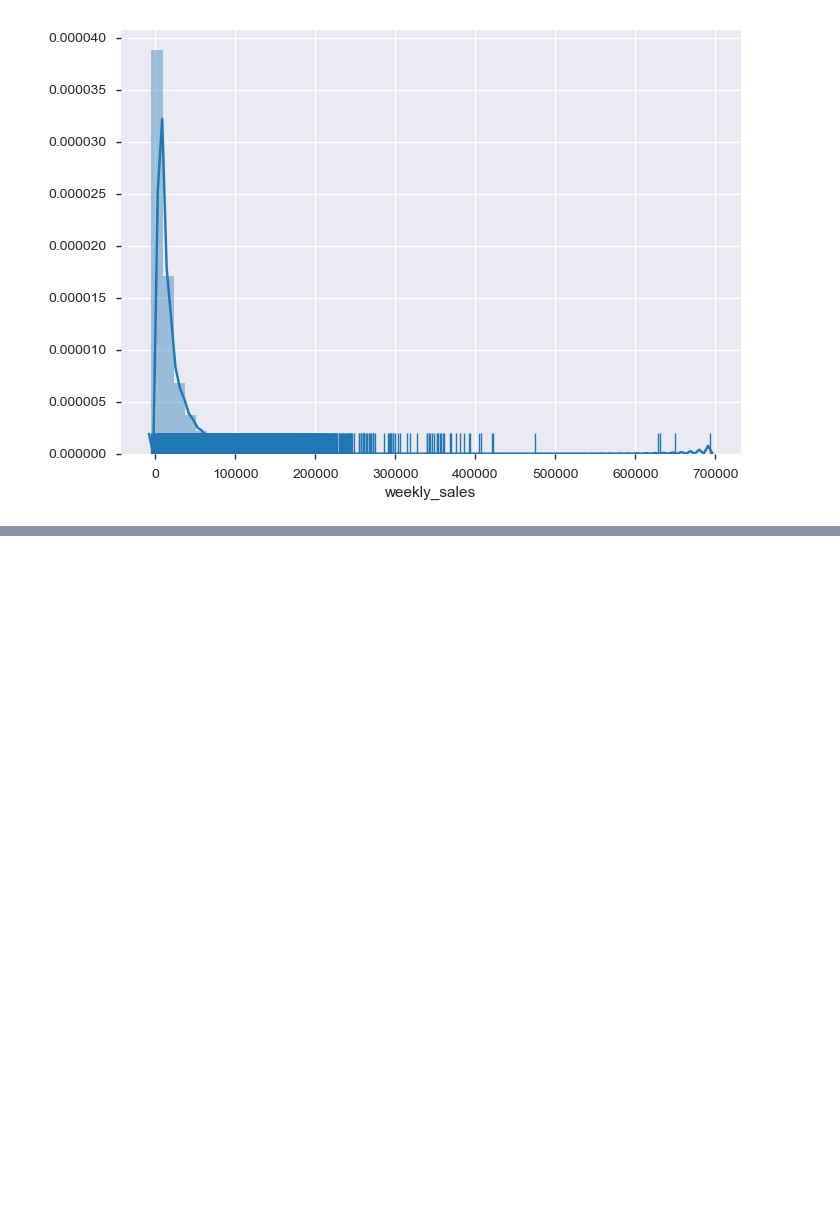
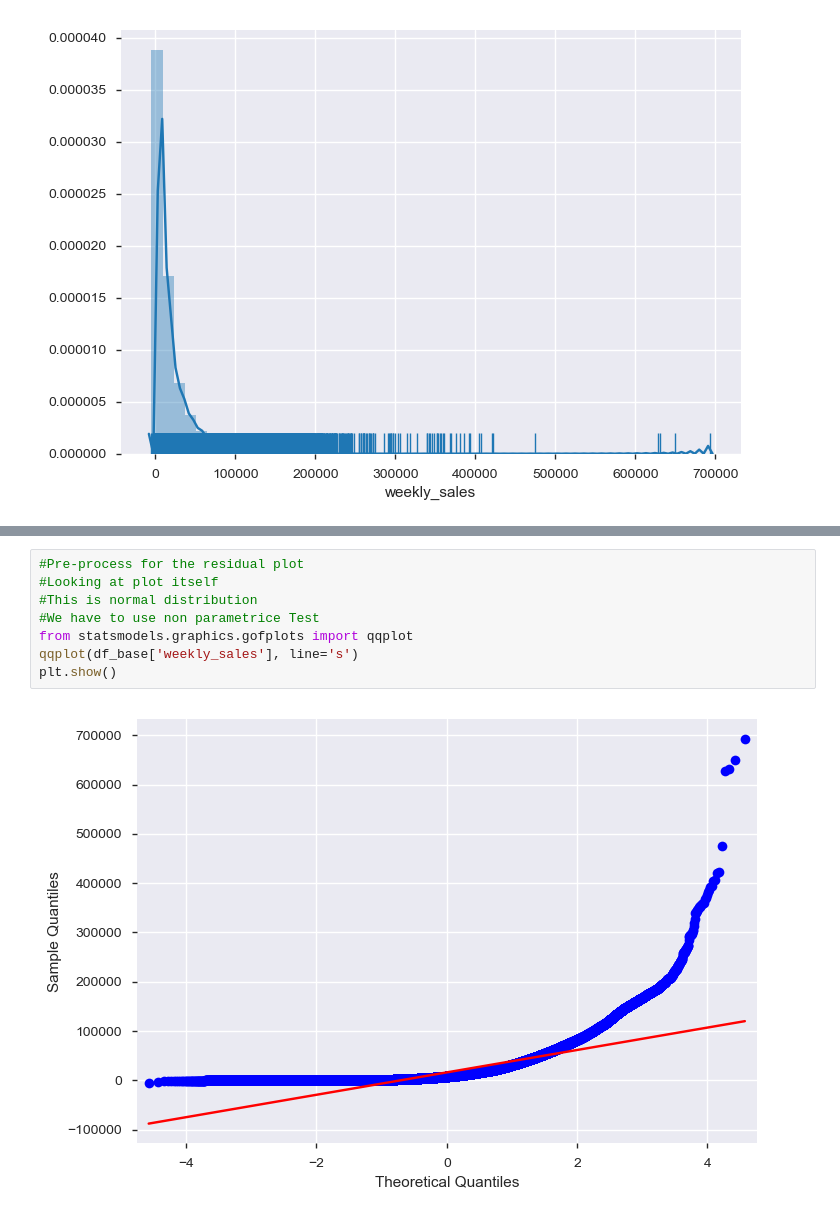
Before and after one commit to shashi29/Walmart-Kaggle-problem, a Jupyter notebook: M1.py.ipynb, the cells around one changed output, grey strips where cells are left out. Cells and saved outputs as stored; diff of their text form; blank space fills up the shorter version.

```diff
--- a/M1.py.ipynb
+++ b/M1.py.ipynb
@@ -107,0 +149,10 @@ e1 = sns.distplot(df_base['weekly_sales'],rug=True,kde=True)
+# %%
+#Pre-process for the residual plot
+#Looking at plot itself
+#This is normal distribution
+#We have to use non parametrice Test
+from statsmodels.graphics.gofplots import qqplot
+qqplot(df_base['weekly_sales'], line='s')
+plt.show()
+# %% [output]
+[figure, added]
```
Also changed, not shown: parts of 12 cells of this notebook.
